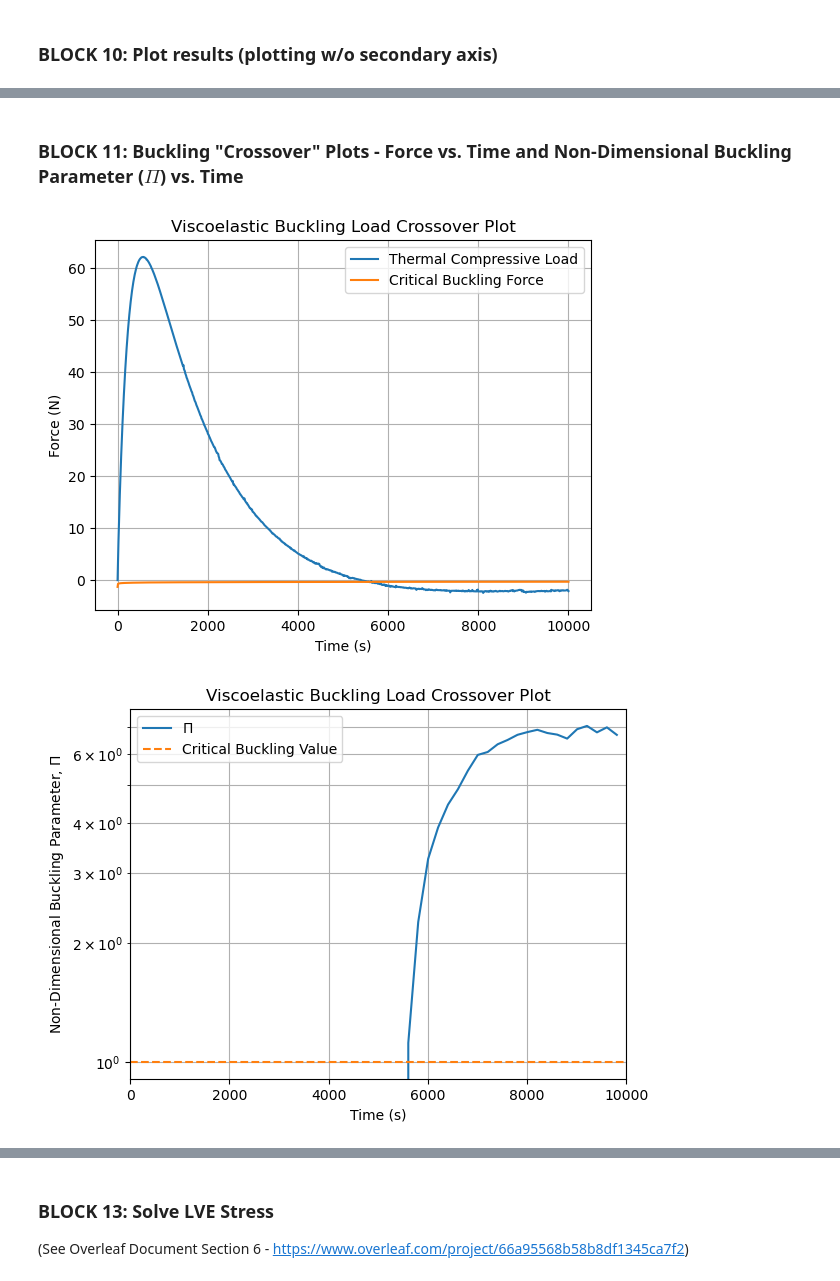
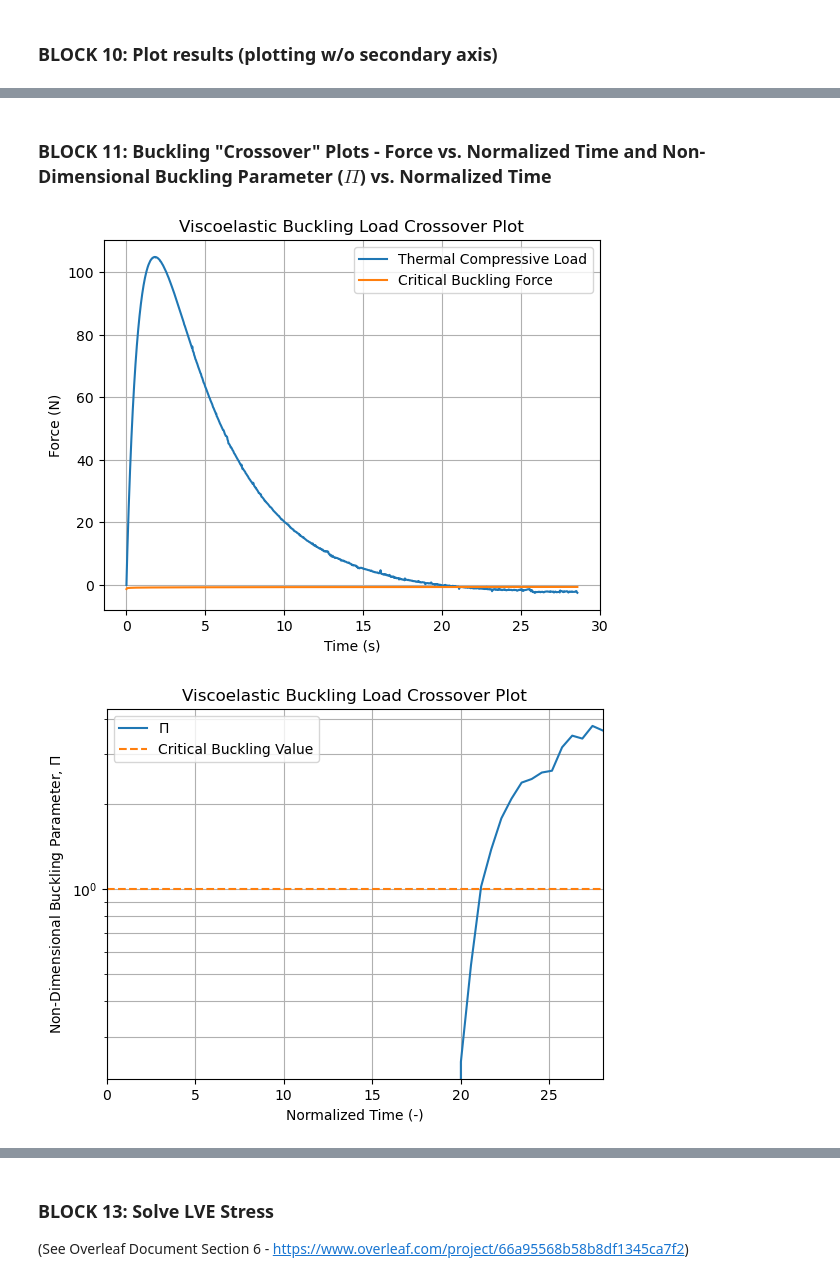
Before and after one commit to arepalM/bistable_phrozen, a Jupyter notebook: hinge_design.ipynb, the cells around one changed output, grey strips where cells are left out. Cells and saved outputs as stored; diff of their text form; code cells hidden in the pictures.

```diff
--- a/hinge_design.ipynb
+++ b/hinge_design.ipynb
@@ -23,0 +34,5 @@ import os
+# %%
+# CSV file containing Prony series
+prony_series_csv = '/Users/mikelapera/Library/CloudStorage/OneDrive-JohnsHopkins/Documents/JHU/Research/Experiments/DMA/data/Phrozen/Phrozen_prony_series_20_Tref90C.csv'
+# Working directory to read/write files to/from
+dir = r'/Users/mikelapera/Library/CloudStorage/OneDrive-JohnsHopkins/Documents/JHU/Research/morphing wing/final_writeup/data'
@@ -314,7 +371,7 @@ def calculate_alpha_simple(C1,C2,T0,T_ref_MC,tau_c,tmax):
     T  = calculateT_simple(T0,Tinf,tau_c,tmax)
     #SF = 10**((-C1*(T-T_ref_MC))/(C2+T-T_ref_MC))
     # This overwrites the previously calculated SF and assumes a constant alpha_T @ T=310K for simplicity
-    T = 310
+    T = 298
     SF  = 10**((-C1*(T-T_ref_MC))/(C2+T-T_ref_MC))
     #SF  = 10**7.48
     return SF, T
@@ -531,42 +667,68 @@ Text(0.5, 0, 'Time (s)')
 # %% [markdown]
-### BLOCK 11: Buckling "Crossover" Plots - Force vs. Time and Non-Dimensional Buckling Parameter ($\Pi$) vs. Time
+### BLOCK 11: Buckling "Crossover" Plots - Force vs. Normalized Time and Non-Dimensional Buckling Parameter ($\Pi$) vs. Normalized Time
 # %%
 plt.figure(1)
-plt.plot(t,stress * A_col)
-plt.plot(t,Pcr)
+Pc = stress * A_col
+tt = time_normalized
+plt.plot(tt,Pc)
+plt.plot(tt,Pcr)
 plt.grid(which='both')
 plt.xlabel('Time (s)')
 plt.ylabel('Force (N)')
 plt.legend(['Thermal Compressive Load','Critical Buckling Force'])
 plt.title('Viscoelastic Buckling Load Crossover Plot')
 #plt.xlim([0,1000])
 #plt.ylim([0,-2])
+fileout = os.path.join(dir,'Pc_Pcr_vs_time.csv')
+with open(os.path.join(dir,fileout),'w') as f:
+    writer = csv.writer(f)
+    writer.writerows(zip(t,Pc,Pcr))
 
 sigma_cr = Pcr/A_col
-PI = stress/sigma_cr
+force    = stress * A_col
+PI       = stress/sigma_cr
 
 plt.figure(2)
 
 # Downsample for plot cleanliness
-tt   = t[0::20]
-PIPI = PI[0::20]
+#tt    = t[0::20]
+tt    = time_normalized[0::20]
+PIPI  = PI[0::20]
 
 plt.semilogy(tt,PIPI)
-plt.semilogy([0,t_end],[1,1],'--')
+plt.semilogy([0,tt[-1]],[1,1],'--')
 plt.grid(which='both')
-plt.xlabel('Time (s)')
+plt.xlabel('Normalized Time (-)')
 plt.ylabel(r'Non-Dimensional Buckling Parameter, $\Pi$')
 plt.title('Viscoelastic Buckling Load Crossover Plot')
 plt.legend([r'$\Pi$','Critical Buckling Value'])
-plt.xlim([0,10000])
+plt.xlim([0,tt[-1]])
 plt.savefig('PI_buckling.png')
 plt.savefig('PI_buckling.svg')
 
 filename = 'PI_PARAMETER.csv'
 # Save out applied strain history
 with open(os.path.join(dir,filename),'w') as f:
     writer = csv.writer(f)
     writer.writerows(zip(tt,PIPI))
+
+# Downsample for plot cleanliness
+tt         = t[0::20]
+#tt         = time_normalized[0::20]
+Pcr_red    = sigma_cr[0::20]*A_col
+force_red  = force[0::20]
+
+plt.figure(3)
+plt.plot(tt,force_red)
+plt.plot(tt,Pcr_red)
+plt.grid(which='both')
+plt.xlabel('Time (s)')
+plt.ylabel(r'Force (N))')
+plt.title('Buckling Force Comparison')
+plt.legend(['Thermally-Induced Applied Load','Critical Buckling Force'])
+plt.xlim([0,tt[-1]])
+plt.savefig('force_buckling.png')
+plt.savefig('force_buckling.svg')
 # %% [output]
-[figure, old version]
+[figure, new version]
-[figure, old version]
+[figure, new version]
```
Also changed, not shown: parts of 31 cells of this notebook.
